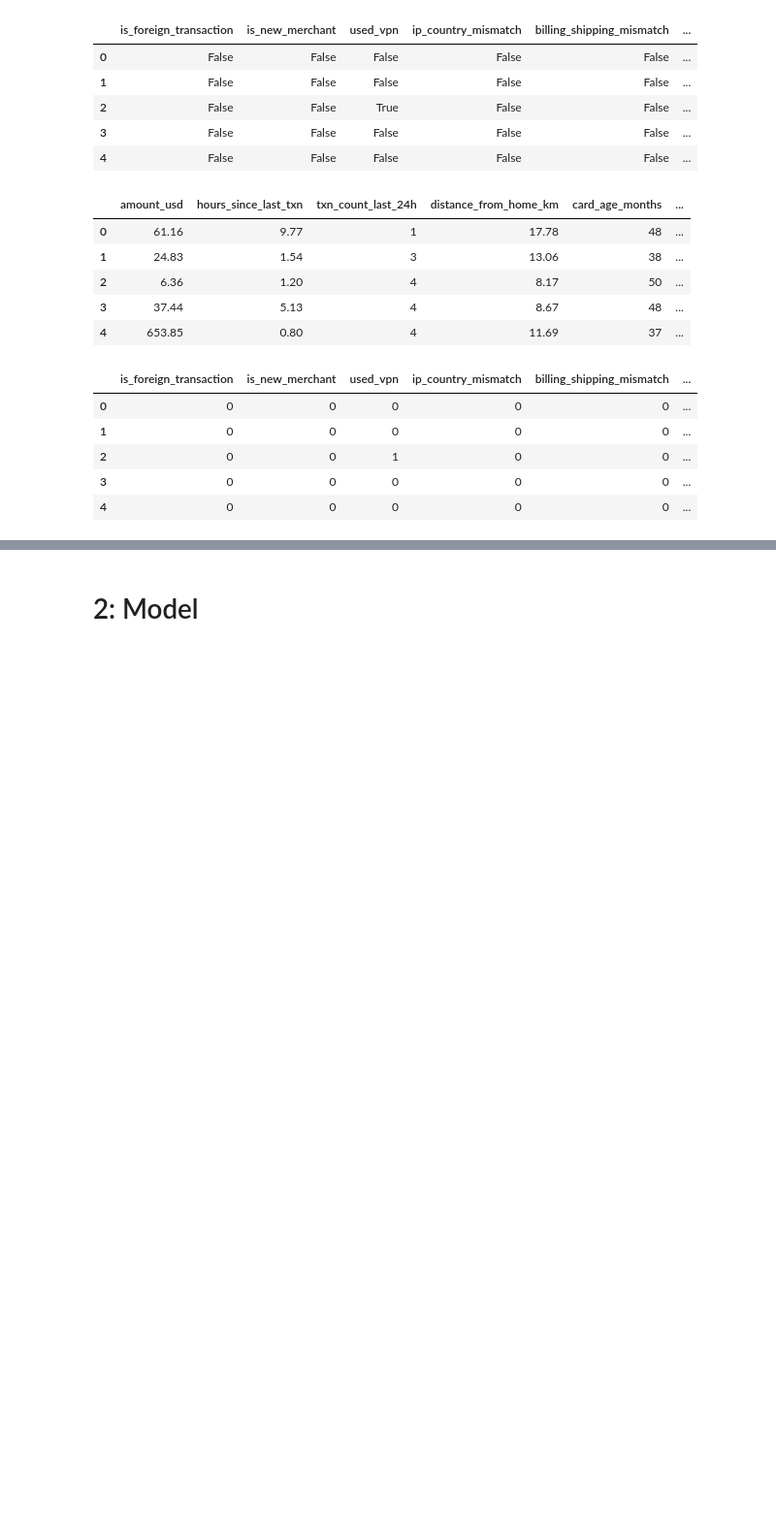
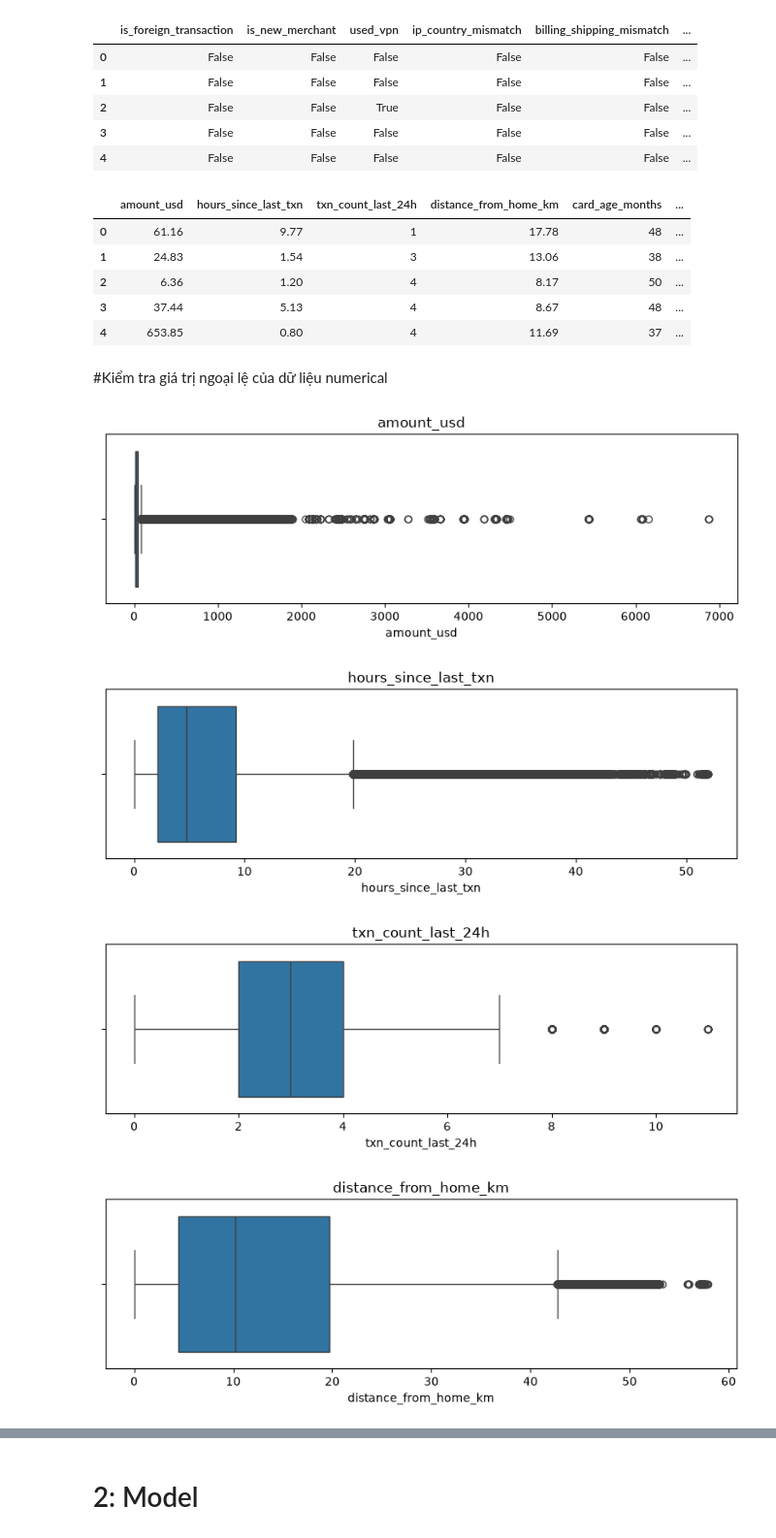
Before and after one commit to longlt-123/ML_LeDucTrong, a Jupyter notebook: train.ipynb, the cells around one changed output, grey strips where cells are left out. Shown at 97% size. Drawn from its saved outputs; the diff is of its cells as text; code cells hidden in the pictures; blank space fills up the shorter version.

```diff
--- a/train.ipynb
+++ b/train.ipynb
@@ -142,10 +129,17 @@ def categorical_encode(data, cols):
-# %%
-X_bool = bool_encode(X_bool, bool_cols)
-X_bool.head()
-# %% [output]
-|  | is_foreign_transaction | is_new_merchant | used_vpn | ip_country_mismatch | billing_shipping_mismatch | ... |
-| 0 | 0 | 0 | 0 | 0 | 0 | ... |
-| 1 | 0 | 0 | 0 | 0 | 0 | ... |
-| 2 | 0 | 0 | 1 | 0 | 0 | ... |
-| 3 | 0 | 0 | 0 | 0 | 0 | ... |
-| 4 | 0 | 0 | 0 | 0 | 0 | ... |
+# %% [markdown]
+#Kiểm tra giá trị ngoại lệ của dữ liệu numerical
+# %%
+import matplotlib.pyplot as plt
+import seaborn as sns
+
+for col in X_numerical.columns:
+    plt.figure(figsize=(8, 3))
+    sns.boxplot(x=X_numerical[col])
+    plt.title(col)
+    plt.tight_layout()
+    plt.show()
+# %% [output]
+[figure, added]
+[figure, added]
+[figure, added]
+[figure, added]
```
Also changed, not shown: parts of 44 cells of this notebook, 1 other file.
